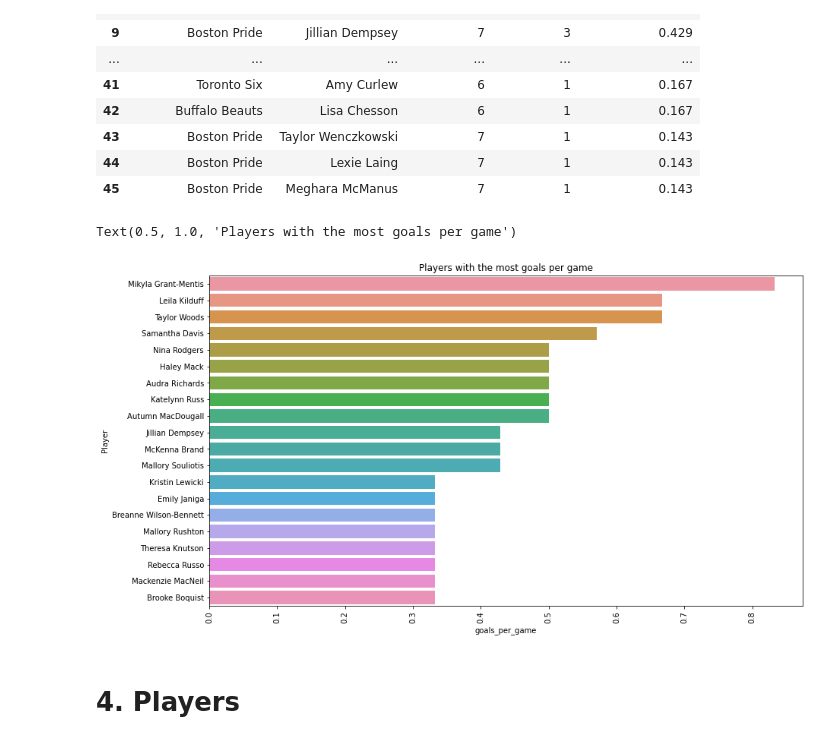
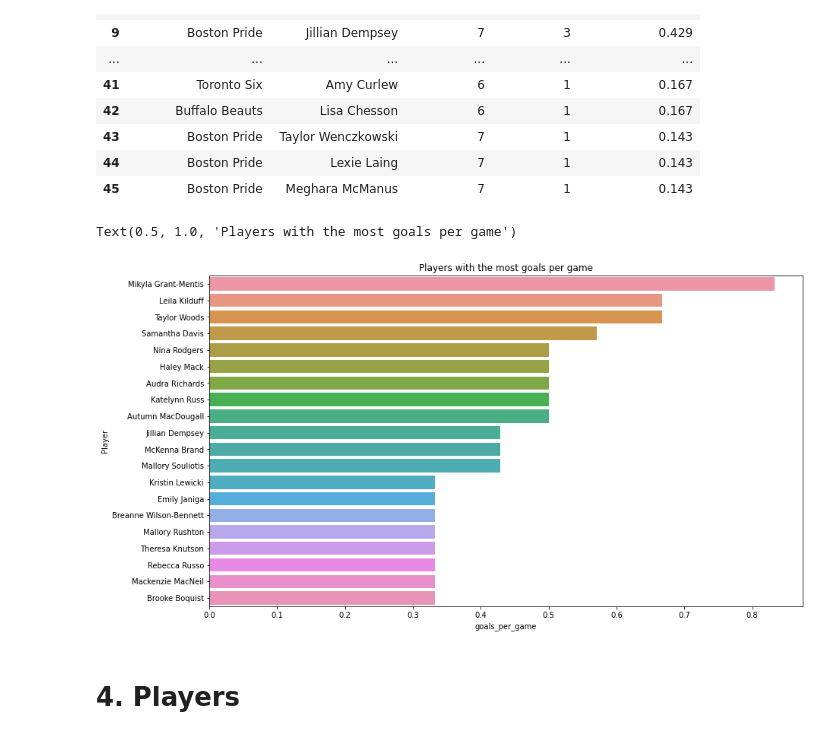
Before and after one commit to tassadaryl/Team-Orange-Rotman-2022Datathon, a Jupyter notebook: EDA.ipynb, the cells around one changed output. Drawn from its saved outputs; the diff is of its cells as text; code cells hidden in the pictures.

```diff
--- a/EDA.ipynb
+++ b/EDA.ipynb
@@ -357,12 +357,12 @@ df_player_goals_per_game
 # %%
 # 3.6 Visualization top 10 goalers!
 f, ax = plt.subplots(figsize=(14, 8))
-plt.xticks(rotation=90)
+# plt.xticks(rotation=90)
 
 sns.barplot(y="Player", x="goals_per_game", data=df_player_goals_per_game[:20], ci=None).set_title("Players with the most goals per game")
 # %% [output]
 Text(0.5, 1.0, 'Players with the most goals per game')
-[figure, old version]
+[figure, new version]
 # %% [markdown]
 # 4. Players
 # %%
```
Also changed, not shown: 1 other file.
